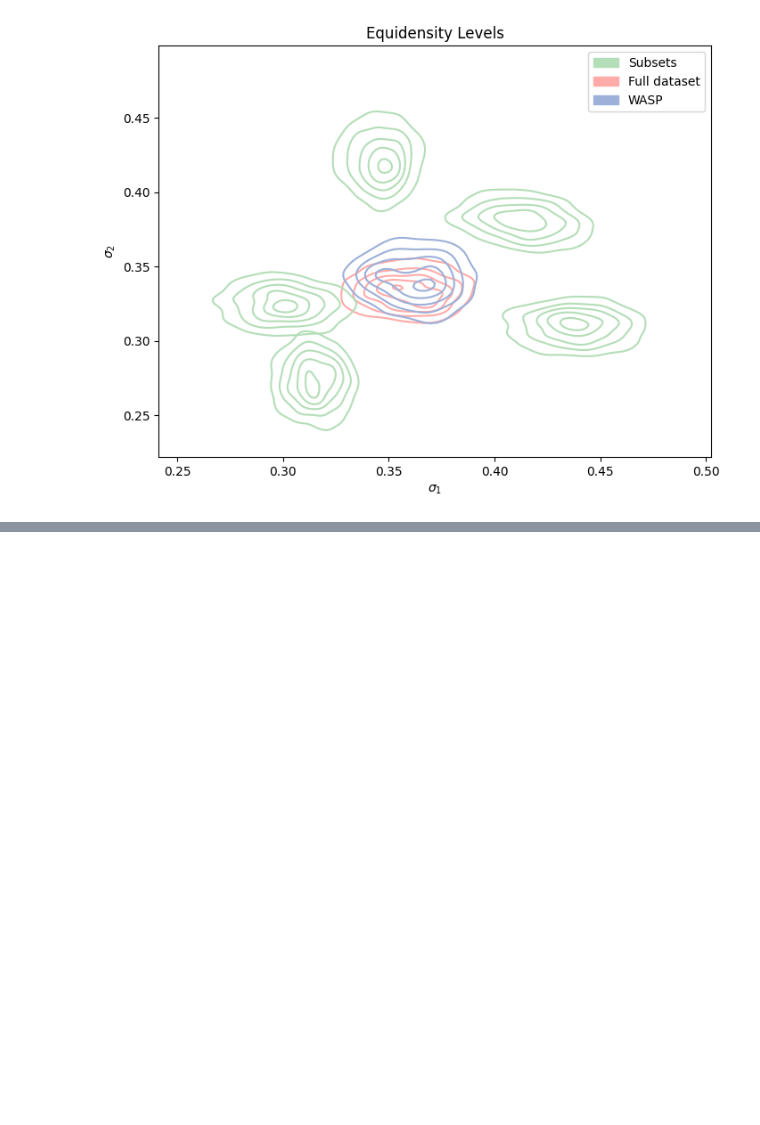
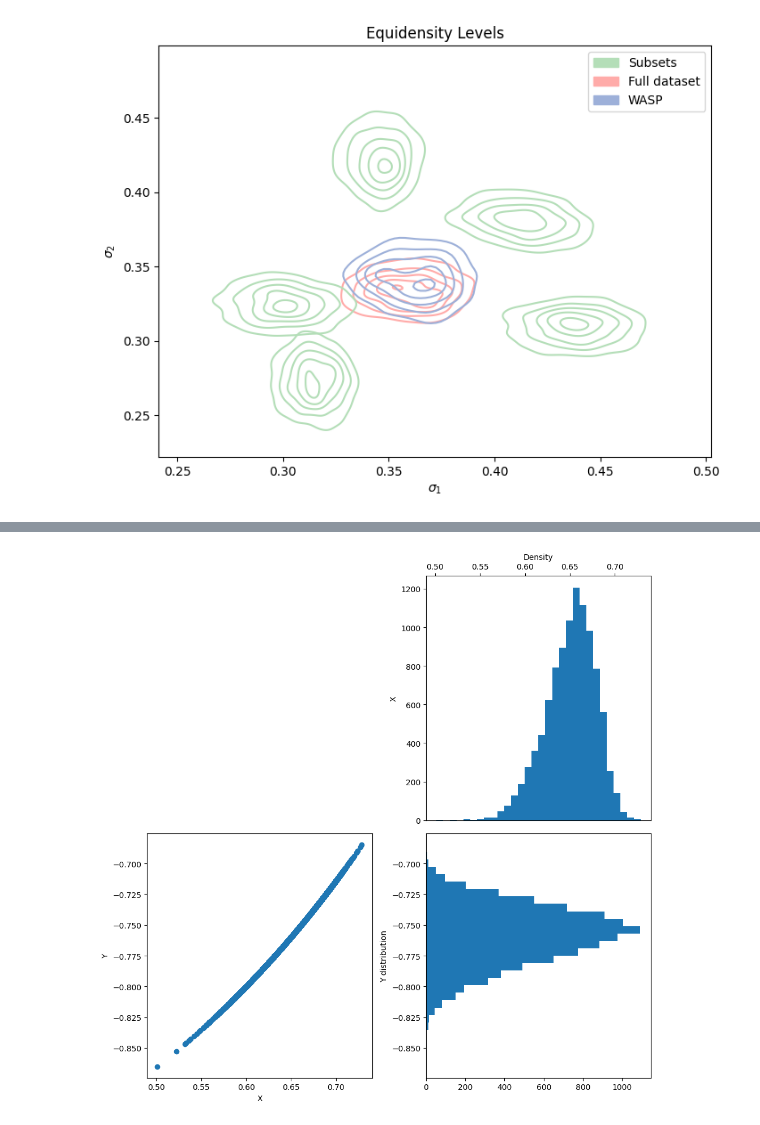
Before and after one commit to VictorBaillet/WASP-experiments, a Jupyter notebook: results.ipynb, the cells around one changed output, grey strips where cells are left out. Cells and saved outputs as stored; diff of their text form; code cells hidden in the pictures; blank space fills up the shorter version.

```diff
--- a/results.ipynb
+++ b/results.ipynb
@@ -30,0 +76,20 @@ output = process_results('experience_logistic_regression.yaml', proj='identity_l
+# %%
+plt.figure(figsize=(8, 6))
+
+for i in range(5):
+    x = x_f_m[i, :, 0] # X-coordinates
+    y = x_f_m[i, :, 1] # Y-coordinates
+
+    sns.histplot(x, bins=30, kde=True, label=i)
+
+    # Right histogram (Y-axis projection)
+    #ax_histy = ax[1][1]
+    #sns.histplot(y, bins=30, kde=True, ax=ax_histy, orientation='horizontal')
+    #ax_histy.set(xlabel='Density', ylabel='', yticklabels=[])
+
+x = f_m[:, 0]
+y = f_m[:, 1]
+sns.histplot(x, bins=30, kde=True, label='full dataset')
+
+plt.legend()
+plt.show()
@@ -30,0 +98,27 @@ output = process_results('experience_logistic_regression.yaml', proj='identity_l
+# %%
+fig, axs = plt.subplots(2, 2, figsize=(10, 10))
+
+# Hide the top left subplot (to leave space for the main scatter plot)
+axs[0, 0].axis('off')
+
+# Main scatter plot on the bottom left
+axs[1, 0].scatter(x, y)
+axs[1, 0].set(xlabel='X', ylabel='Y')
+
+# Histogram for the x distribution on top right
+axs[0, 1].hist(x, bins=30, orientation='vertical')
+axs[0, 1].set(xlabel='X distribution')
+
+# Rotate the x distribution plot to align with the scatter plot
+axs[0, 1].set(xlabel='Density', ylabel='X')
+axs[0, 1].xaxis.tick_top()
+axs[0, 1].xaxis.set_label_position('top')
+
+# Histogram for the y distribution on bottom right
+axs[1, 1].hist(y, bins=30, orientation='horizontal')
+axs[1, 1].set(ylabel='Y distribution')
+
+# Adjust layout
+plt.tight_layout()
+# %% [output]
+[figure, added]
```
Also changed, not shown: parts of 10 cells of this notebook, 20 other files.
